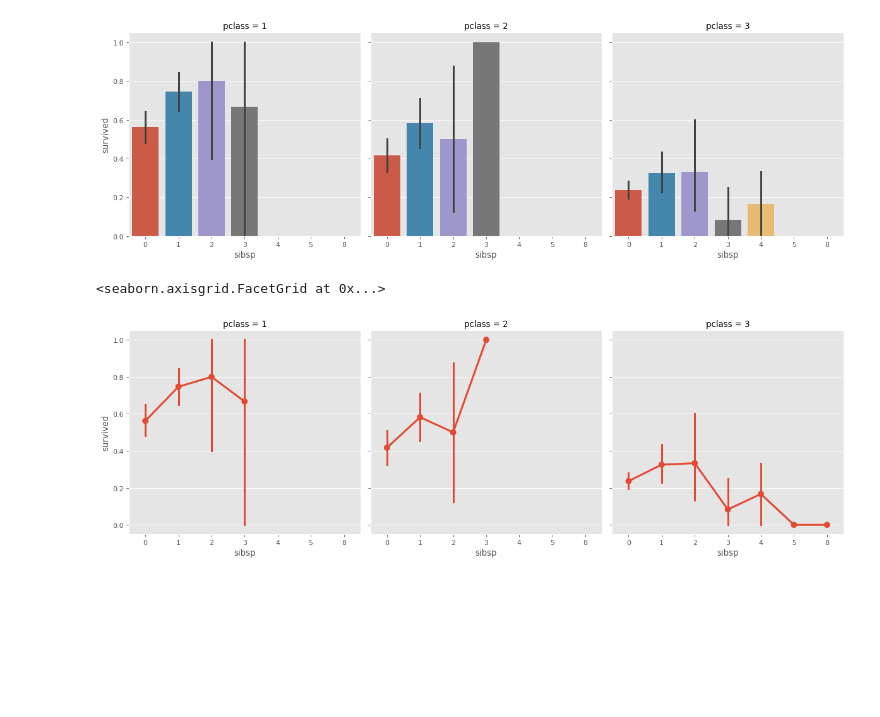
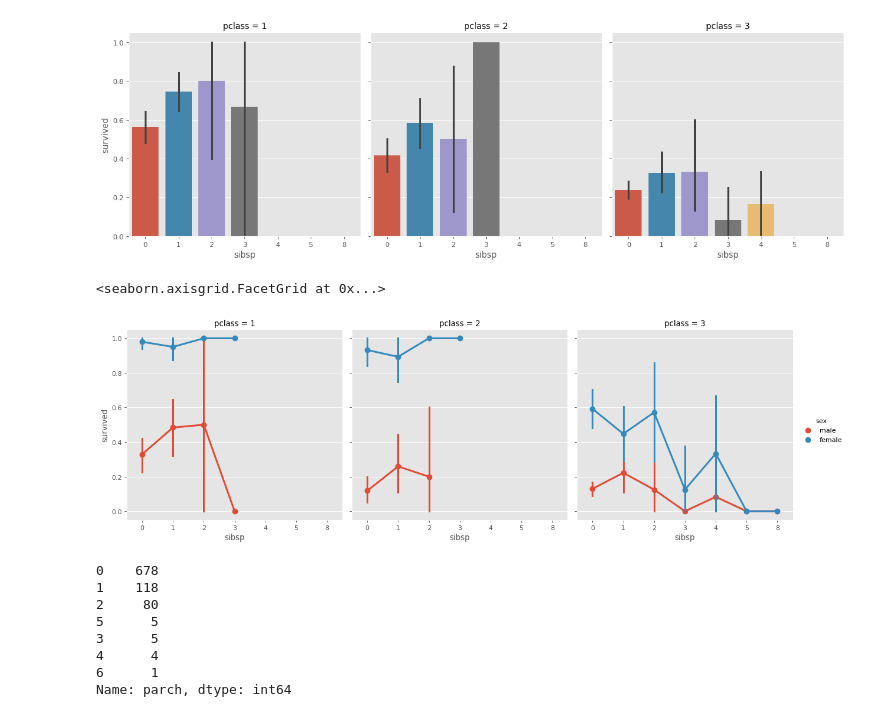
Before and after one commit to fadilparves/EDA, a Jupyter notebook: eda_titanic/titanic_eda.ipynb, the cells around one changed output. Saved outputs shown, nothing was run; the diff lists cells and outputs as text; code cells hidden in the pictures; blank space fills up the shorter version.

```diff
--- a/eda_titanic/titanic_eda.ipynb
+++ b/eda_titanic/titanic_eda.ipynb
@@ -295,7 +295,18 @@ sns.catplot(x='sibsp', y='survived', kind='bar',data=titanic, col='pclass')
 <seaborn.axisgrid.FacetGrid at 0x...>
 [figure]
 # %%
-sns.catplot(x='sibsp', y='survived', kind='point',data=titanic, col='pclass')
+sns.catplot(x='sibsp', y='survived', kind='point',data=titanic, col='pclass', hue='sex')
 # %% [output]
 <seaborn.axisgrid.FacetGrid at 0x...>
-[figure, old version]
+[figure, new version]
+# %%
+titanic['parch'].value_counts()
+# %% [output]
+0    678
+1    118
+2     80
+5      5
+3      5
+4      4
+6      1
+Name: parch, dtype: int64
```
